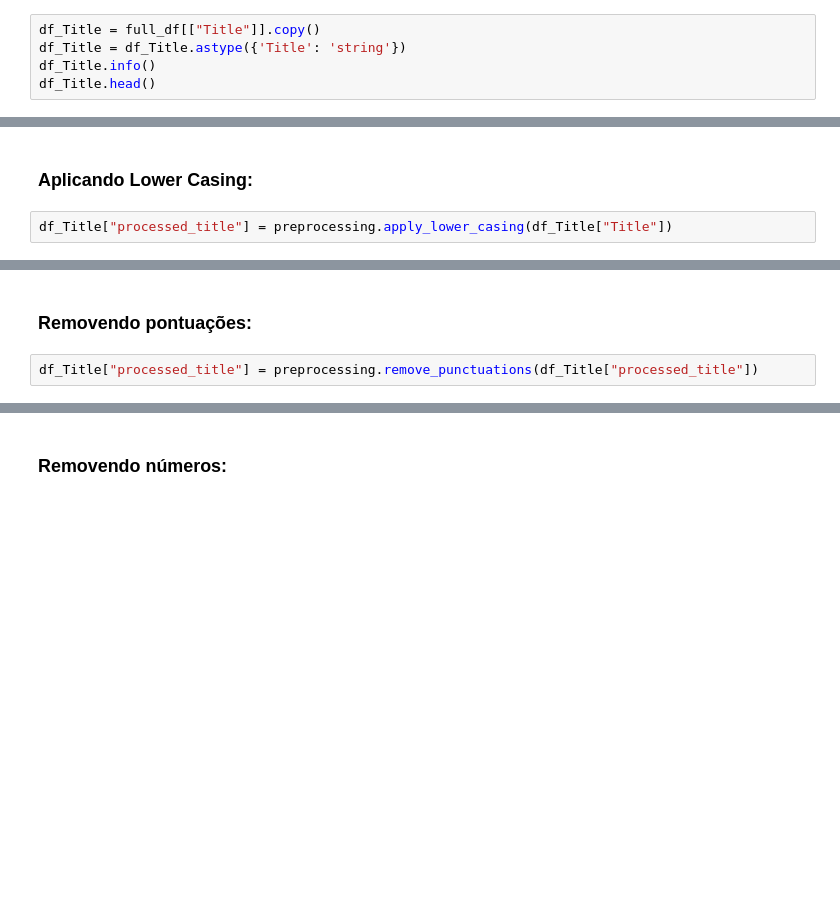
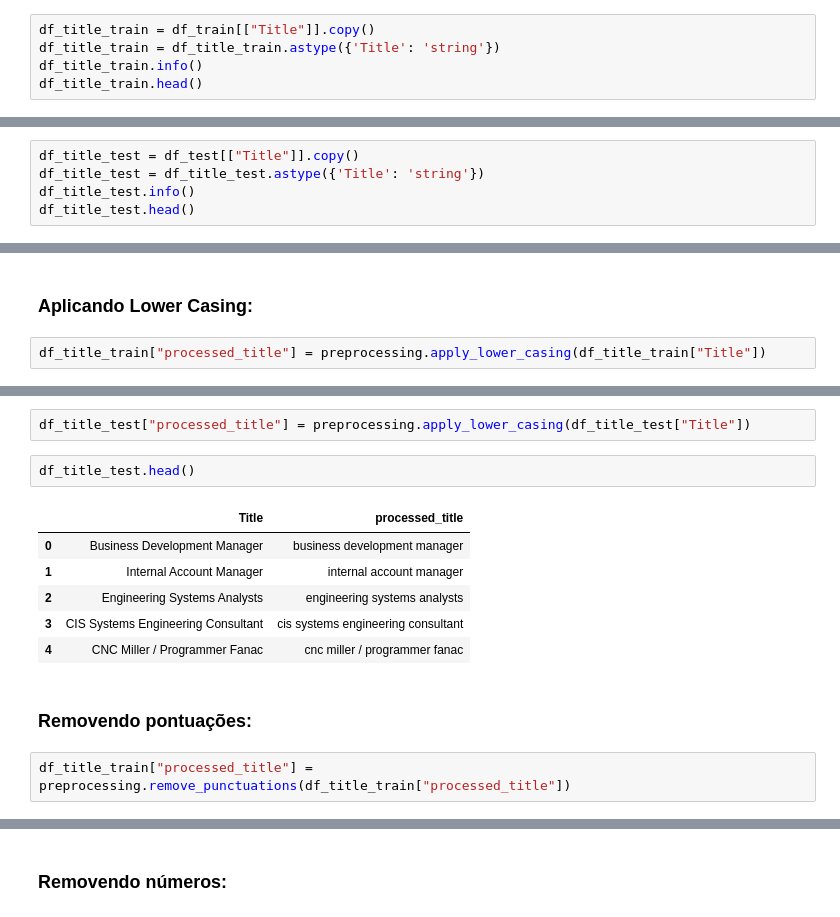
Before and after one commit to rodrigols89/jsp, a Jupyter notebook: notebooks/preprocessing.ipynb, the cells around one changed output, grey strips where cells are left out. Saved outputs shown, nothing was run; the diff lists cells and outputs as text; blank space fills up the shorter version.

```diff
--- a/notebooks/preprocessing.ipynb
+++ b/notebooks/preprocessing.ipynb
@@ -278,10 +314,10 @@ Nessa etapa vamos aplicar um **Pré-Processamento** em cada coluna individualmen
 # %% [markdown]
 ### Preparando e colocando o tipo de dado mais adequado na *coluna (feature)* "title":
 # %%
-df_Title = full_df[["Title"]].copy()
-df_Title = df_Title.astype({'Title': 'string'})
-df_Title.info()
-df_Title.head()
+df_title_train = df_train[["Title"]].copy()
+df_title_train = df_title_train.astype({'Title': 'string'})
+df_title_train.info()
+df_title_train.head()
 # %% [output]
 <class 'pandas.core.frame.DataFrame'>
 RangeIndex: 244768 entries, 0 to 244767
@@ -297,3 +333,8 @@ memory usage: 1.9 MB
 | 2 | Modelling and simulation analyst |
 | 3 | Engineering Systems Analyst / Mat... |
 | 4 | Pioneer, Miser Engineering System... |
+# %%
+df_title_test = df_test[["Title"]].copy()
+df_title_test = df_title_test.astype({'Title': 'string'})
+df_title_test.info()
+df_title_test.head()
@@ -321,5 +388,5 @@ Agora vem a pergunta-chave:
 # %% [markdown]
 ### Aplicando Lower Casing:
 # %%
-df_Title["processed_title"] = preprocessing.apply_lower_casing(df_Title["Title"])
+df_title_train["processed_title"] = preprocessing.apply_lower_casing(df_title_train["Title"])
 # %%
@@ -331,8 +398,19 @@ df_Title.head()
 | 2 | Modelling and simulation analyst | modelling and simulation analyst |
 | 3 | Engineering Systems Analyst / Mat... | engineering systems analyst / mat... |
 | 4 | Pioneer, Miser Engineering System... | pioneer, miser engineering system... |
+# %%
+df_title_test["processed_title"] = preprocessing.apply_lower_casing(df_title_test["Title"])
+# %%
+df_title_test.head()
+# %% [output]
+|  | Title | processed_title |
+| 0 | Business Development Manager | business development manager |
+| 1 | Internal Account Manager | internal account manager |
+| 2 | Engineering Systems Analysts | engineering systems analysts |
+| 3 | CIS Systems Engineering Consultant | cis systems engineering consultant |
+| 4 | CNC Miller / Programmer Fanac | cnc miller / programmer fanac |
 # %% [markdown]
 ### Removendo pontuações:
 # %%
-df_Title["processed_title"] = preprocessing.remove_punctuations(df_Title["processed_title"])
+df_title_train["processed_title"] = preprocessing.remove_punctuations(df_title_train["processed_title"])
 # %%
```
Also changed, not shown: parts of 47 cells of this notebook, 4 other files.
